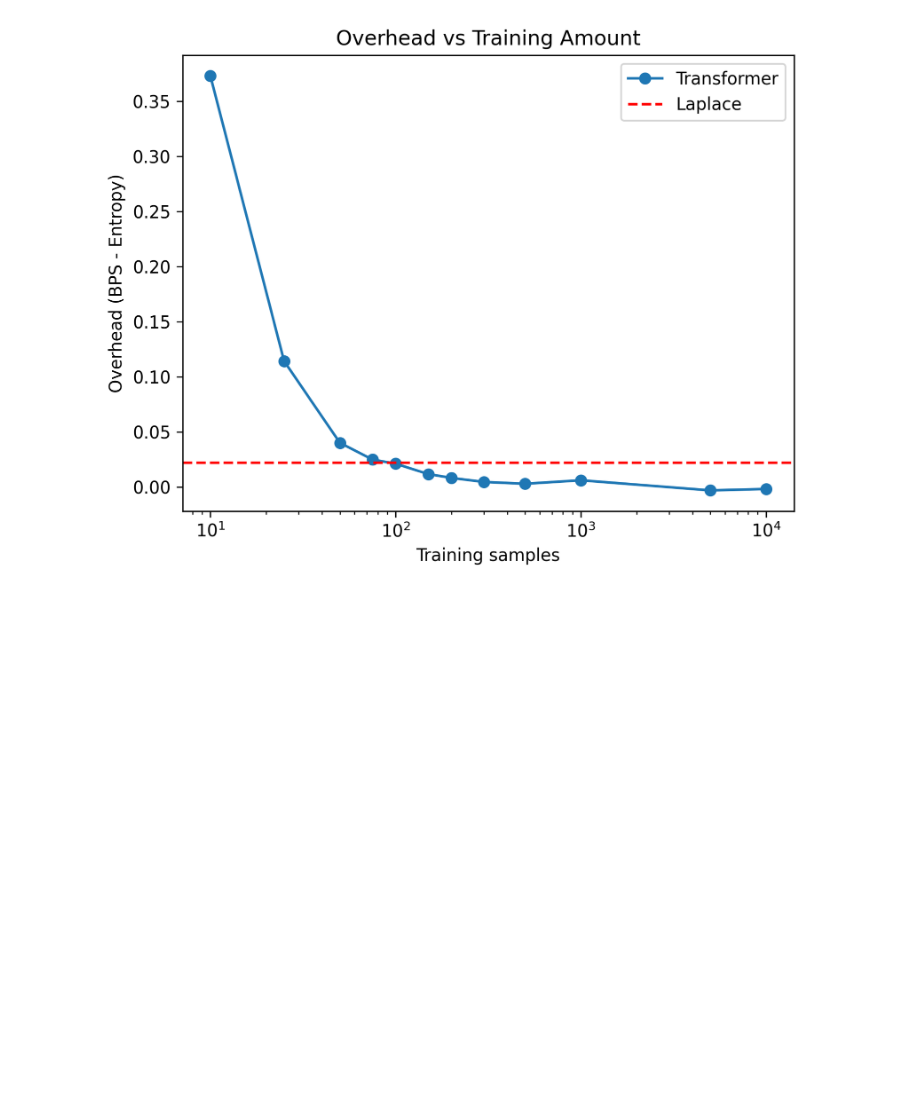
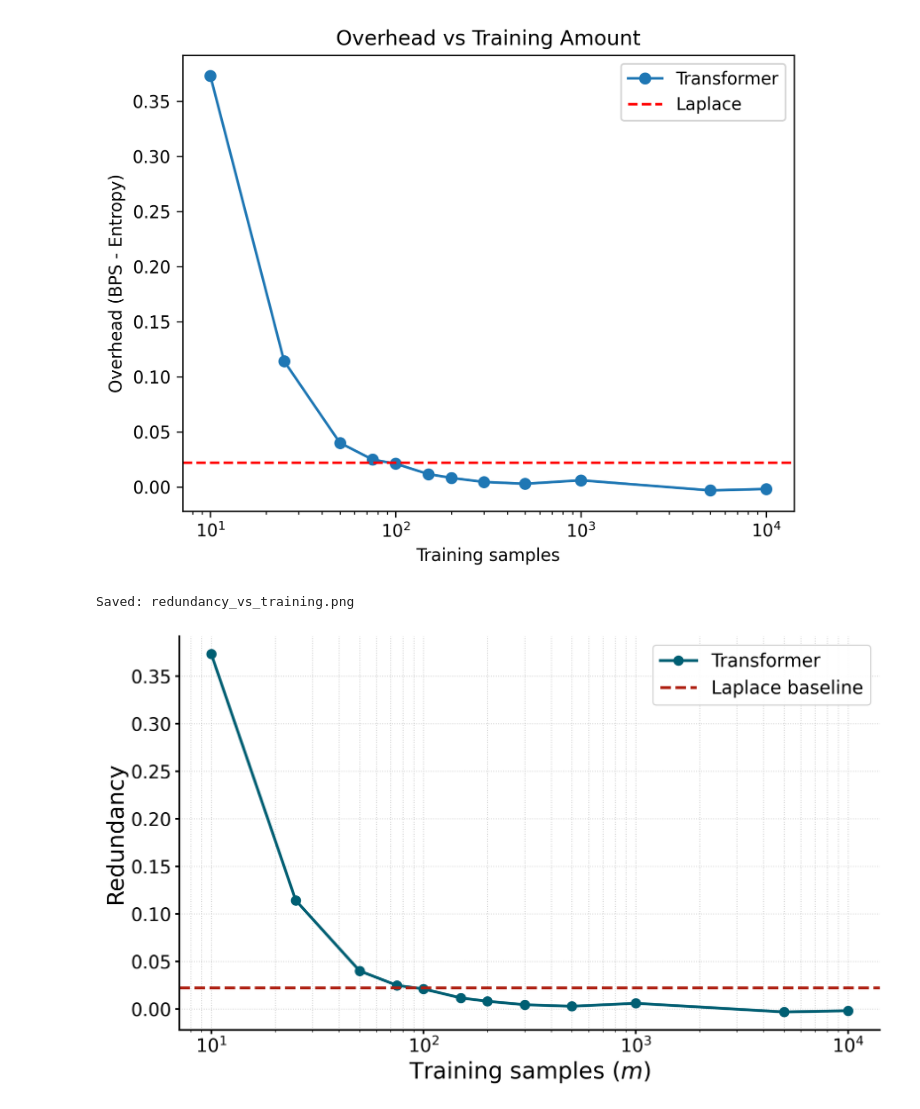
Before and after one commit to Danvu772/transformer_compression, a Jupyter notebook: notebooks/training_benchmark.ipynb, the cells around one changed output. Saved outputs shown, nothing was run; the diff lists cells and outputs as text; code cells hidden in the pictures; blank space fills up the shorter version.

```diff
--- a/notebooks/training_benchmark.ipynb
+++ b/notebooks/training_benchmark.ipynb
@@ -258,3 +258,57 @@ plt.legend()
 plt.show()
 # %% [output]
 [figure]
+# %%
+import pickle
+import matplotlib.pyplot as plt
+import matplotlib as mpl
+import numpy as np
+
+# ── Load data ──────────────────────────────────────────────────────────────
+with open('../experiments/benchmark_results.pkl', 'rb') as f:
+    data = pickle.load(f)
+
+n_vals      = list(data['transformer'].keys())
+redundancies = list(data['transformer'].values())
+laplace_val  = data['laplace']
+
+# ── Style ──────────────────────────────────────────────────────────────────
+mpl.rcParams.update({
+    'font.size':        18,
+    'axes.labelsize':   20,
+    'axes.titlesize':   20,
+    'xtick.labelsize':  16,
+    'ytick.labelsize':  16,
+    'legend.fontsize':  16,
+    'lines.linewidth':  2.5,
+    'lines.markersize': 8,
+    'axes.linewidth':   1.5,
+    'xtick.major.width': 1.5,
+    'ytick.major.width': 1.5,
+    'font.family':      'sans-serif',
+})
+
+# ── Plot ───────────────────────────────────────────────────────────────────
+fig, ax = plt.subplots(figsize=(10, 6), dpi=300)
+
+ax.plot(n_vals, redundancies,
+        marker='o', color='#005f73', label='Transformer')
+
+ax.axhline(y=laplace_val,
+           color='#ae2012', linestyle='--', linewidth=2.5,
+           label='Laplace baseline')
+
+ax.set_xscale('log')
+ax.set_xlabel('Training samples ($m$)')
+ax.set_ylabel('Redundancy')
+ax.legend(framealpha=0.9)
+ax.grid(True, which='both', linestyle=':', linewidth=0.8, alpha=0.6)
+ax.spines['top'].set_visible(False)
+ax.spines['right'].set_visible(False)
+
+plt.tight_layout()
+plt.savefig('../Poster/figures/redundancy_vs_training.png', dpi=300, bbox_inches='tight')
+print("Saved: redundancy_vs_training.png")
+# %% [output]
+Saved: redundancy_vs_training.png
+[figure, added]
```
Also changed, not shown: 28 other files.
